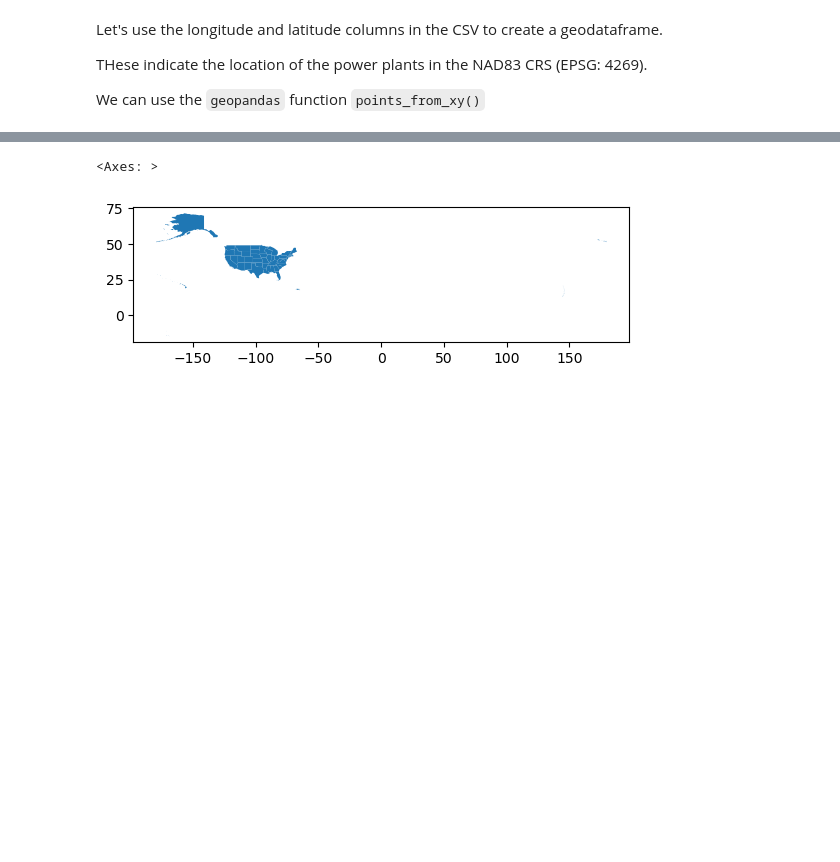
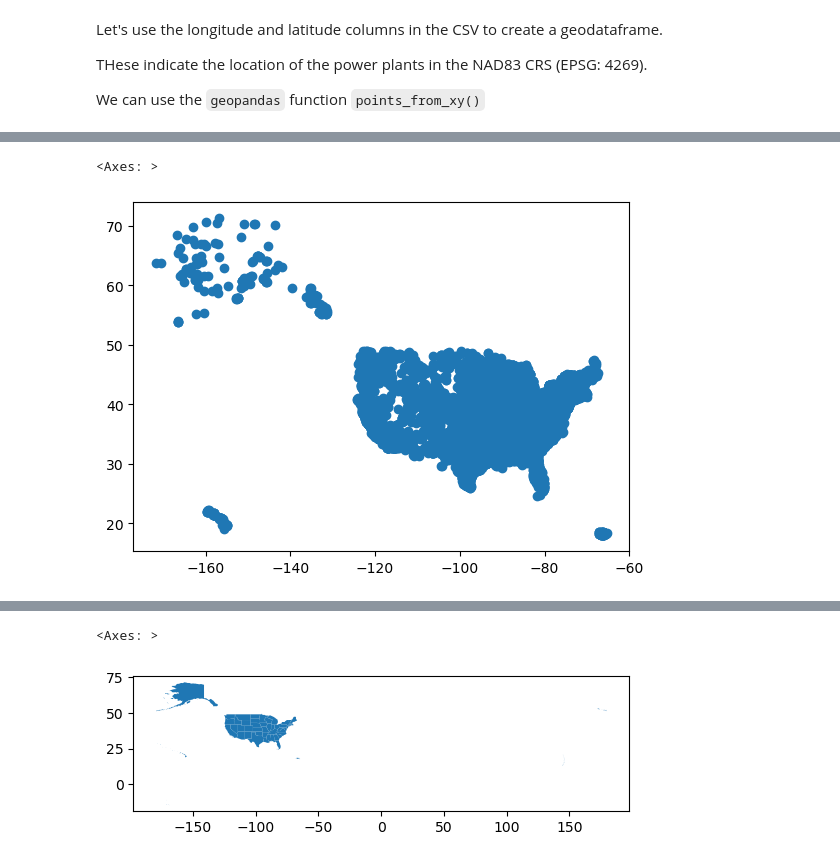
Before and after one commit to katleyq/eds220-2024-in-class, a Jupyter notebook: week5-csv-to-geodf.ipynb, the cells around one changed output, grey strips where cells are left out. Cells and saved outputs as stored; diff of their text form; code cells hidden in the pictures; blank space fills up the shorter version.

```diff
--- a/week5-csv-to-geodf.ipynb
+++ b/week5-csv-to-geodf.ipynb
@@ -34,13 +33,13 @@ THese indicate the location of the power plants in the NAD83 CRS (EPSG: 4269).
 We can use the `geopandas` function `points_from_xy()`
 # %%
 # Create points from latitude and longitude
-
 points = gpd.points_from_xy(power_plants.longitude,
-                           power_plants.latitude)
-
-# power_plants.crs = ('init','epsg4326')
+                            power_plants.latitude)
 
 # Create geodataframe
-power_plants = gpd.GeoDataFrame(power_plants,  # Dataframe
+power_plants = gpd.GeoDataFrame(power_plants,    # Data
                                 geometry=points, # Specify geometry column
-                               crs = "EPSG:4326")
+                                crs='EPSG:4269'  # Specify CRS
+                                )
+
+power_plants.head()
@@ -46,0 +53,5 @@ power_plants = gpd.GeoDataFrame(power_plants,  # Dataframe
+# %%
+power_plants.plot()
+# %% [output]
+<Axes: >
+[figure, added]
```
Also changed, not shown: parts of 36 cells of this notebook.
